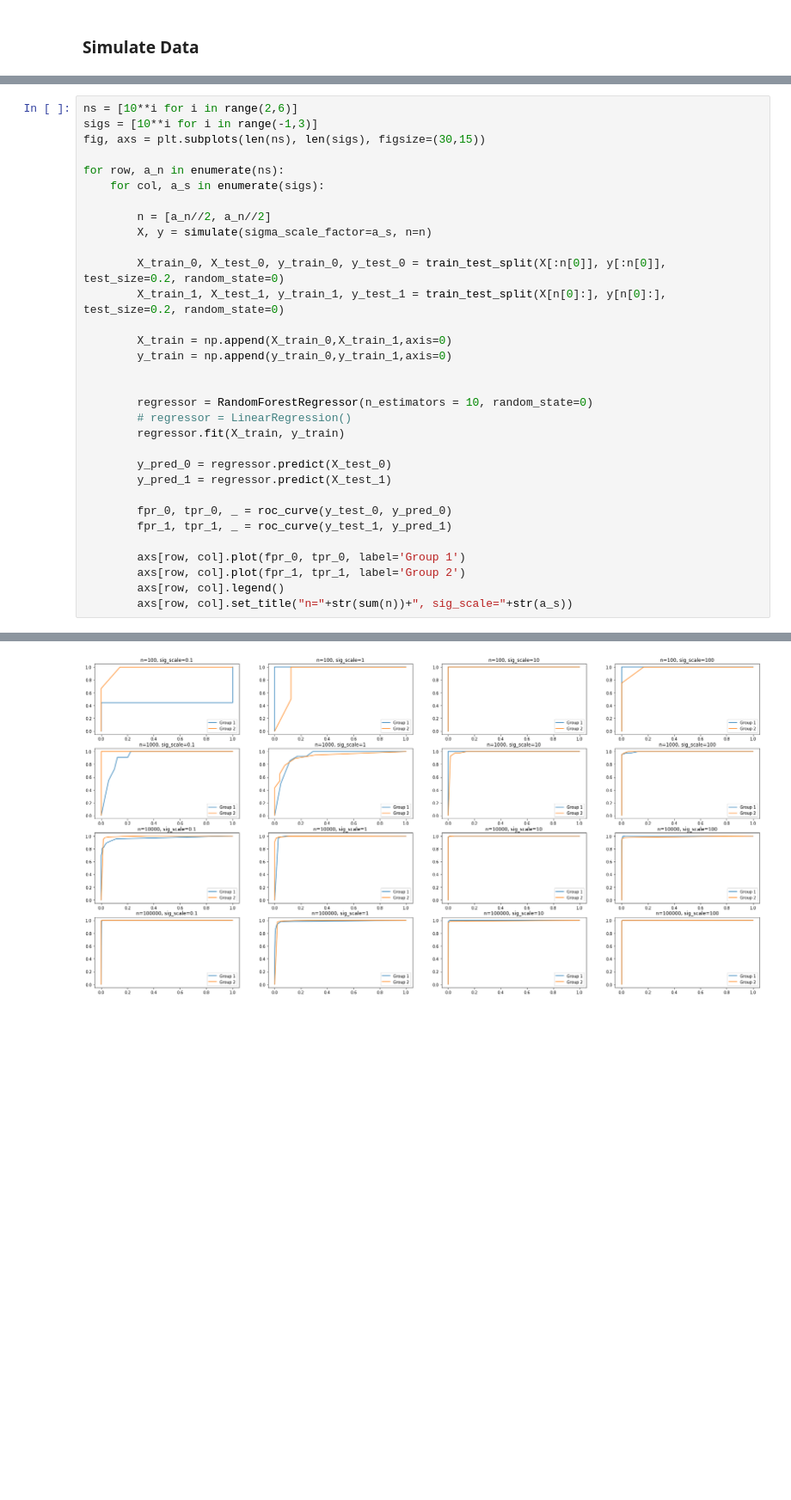
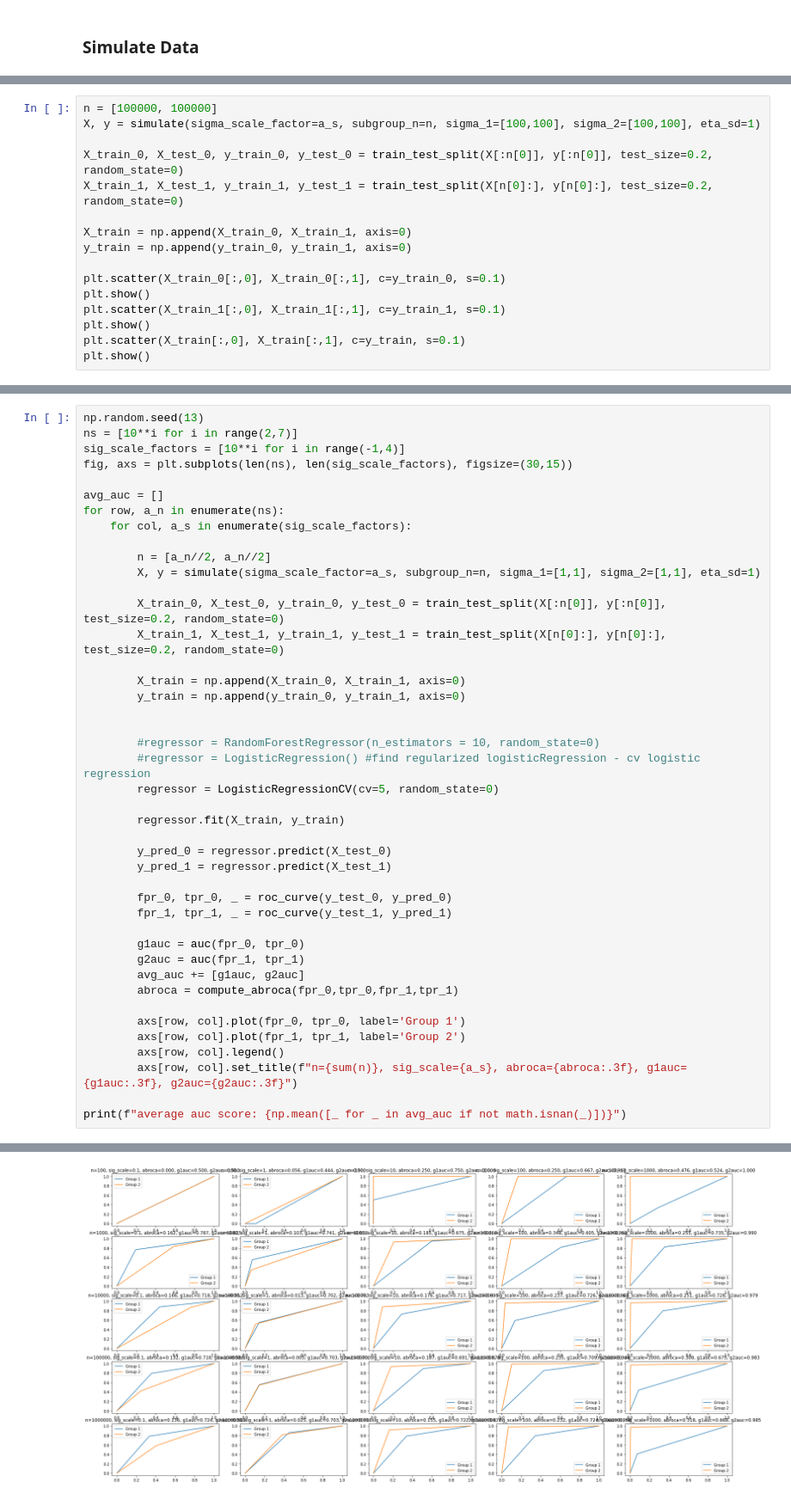
Before and after one commit to 13nat1313/ABROCAproject, a Jupyter notebook: ABROCAprojectDataGeneration.ipynb, the cells around one changed output, grey strips where cells are left out. Shown: that part at 86% size. Drawn from its saved outputs; the diff is of its cells as text; blank space fills up the shorter version.

```diff
--- a/ABROCAprojectDataGeneration.ipynb
+++ b/ABROCAprojectDataGeneration.ipynb
@@ -29,2 +61,18 @@ def simulate(sigma_scale_factor=1, n=[10000, 10000]):
 
     return X, y
+# %%
+n = [100000, 100000]
+X, y = simulate(sigma_scale_factor=a_s, subgroup_n=n, sigma_1=[100,100], sigma_2=[100,100], eta_sd=1)
+
+X_train_0, X_test_0, y_train_0, y_test_0 = train_test_split(X[:n[0]], y[:n[0]], test_size=0.2, random_state=0)
+X_train_1, X_test_1, y_train_1, y_test_1 = train_test_split(X[n[0]:], y[n[0]:], test_size=0.2, random_state=0)
+
+X_train = np.append(X_train_0, X_train_1, axis=0)
+y_train = np.append(y_train_0, y_train_1, axis=0)
+
+plt.scatter(X_train_0[:,0], X_train_0[:,1], c=y_train_0, s=0.1)
+plt.show()
+plt.scatter(X_train_1[:,0], X_train_1[:,1], c=y_train_1, s=0.1)
+plt.show()
+plt.scatter(X_train[:,0], X_train[:,1], c=y_train, s=0.1)
+plt.show()
@@ -33,23 +85,27 @@ def simulate(sigma_scale_factor=1, n=[10000, 10000]):
 # %%
-ns = [10**i for i in range(2,6)]
-sigs = [10**i for i in range(-1,3)]
-fig, axs = plt.subplots(len(ns), len(sigs), figsize=(30,15))
+np.random.seed(13)
+ns = [10**i for i in range(2,7)]
+sig_scale_factors = [10**i for i in range(-1,4)]
+fig, axs = plt.subplots(len(ns), len(sig_scale_factors), figsize=(30,15))
 
+avg_auc = []
 for row, a_n in enumerate(ns):
-    for col, a_s in enumerate(sigs):
+    for col, a_s in enumerate(sig_scale_factors):
 
         n = [a_n//2, a_n//2]
-        X, y = simulate(sigma_scale_factor=a_s, n=n)
+        X, y = simulate(sigma_scale_factor=a_s, subgroup_n=n, sigma_1=[1,1], sigma_2=[1,1], eta_sd=1)
 
         X_train_0, X_test_0, y_train_0, y_test_0 = train_test_split(X[:n[0]], y[:n[0]], test_size=0.2, random_state=0)
         X_train_1, X_test_1, y_train_1, y_test_1 = train_test_split(X[n[0]:], y[n[0]:], test_size=0.2, random_state=0)
 
-        X_train = np.append(X_train_0,X_train_1,axis=0)
-        y_train = np.append(y_train_0,y_train_1,axis=0)
+        X_train = np.append(X_train_0, X_train_1, axis=0)
+        y_train = np.append(y_train_0, y_train_1, axis=0)
 
 
-        regressor = RandomForestRegressor(n_estimators = 10, random_state=0)
-        # regressor = LinearRegression()
+        #regressor = RandomForestRegressor(n_estimators = 10, random_state=0)
+        #regressor = LogisticRegression() #find regularized logisticRegression - cv logistic regression
+        regressor = LogisticRegressionCV(cv=5, random_state=0)
+
         regressor.fit(X_train, y_train)
 
         y_pred_0 = regressor.predict(X_test_0)
@@ -58,8 +114,15 @@ for row, a_n in enumerate(ns):
         fpr_0, tpr_0, _ = roc_curve(y_test_0, y_pred_0)
         fpr_1, tpr_1, _ = roc_curve(y_test_1, y_pred_1)
 
+        g1auc = auc(fpr_0, tpr_0)
+        g2auc = auc(fpr_1, tpr_1)
+        avg_auc += [g1auc, g2auc]
+        abroca = compute_abroca(fpr_0,tpr_0,fpr_1,tpr_1)
+
         axs[row, col].plot(fpr_0, tpr_0, label='Group 1')
         axs[row, col].plot(fpr_1, tpr_1, label='Group 2')
         axs[row, col].legend()
-        axs[row, col].set_title("n="+str(sum(n))+", sig_scale="+str(a_s))
+        axs[row, col].set_title(f"n={sum(n)}, sig_scale={a_s}, abroca={abroca:.3f}, g1auc={g1auc:.3f}, g2auc={g2auc:.3f}")
+
+print(f"average auc score: {np.mean([_ for _ in avg_auc if not math.isnan(_)])}")
 # %% [output]
@@ -66 +130 @@ for row, a_n in enumerate(ns):
-[figure, old version]
+[figure, new version]
```
Also changed, not shown: parts of 14 cells of this notebook.
